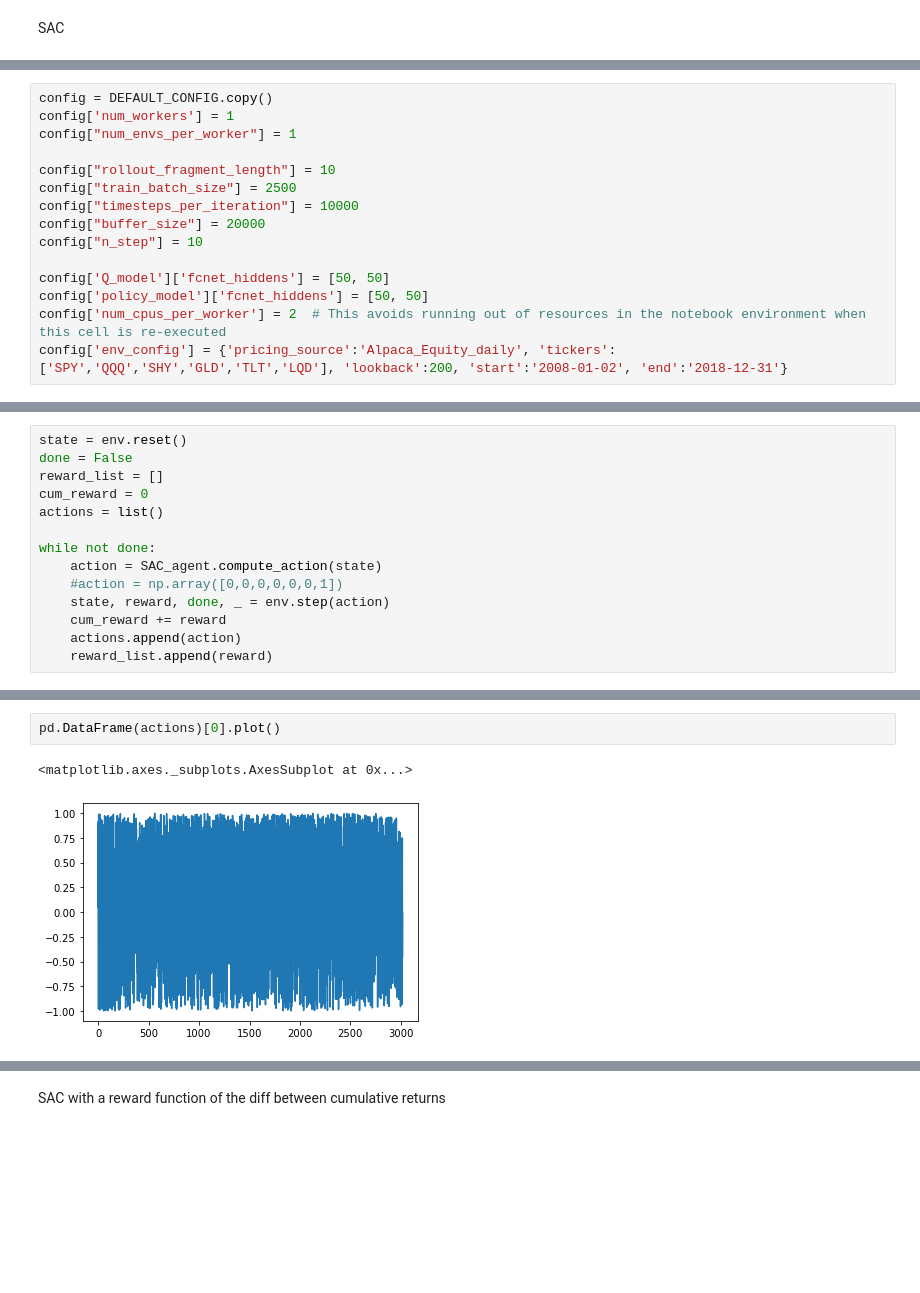
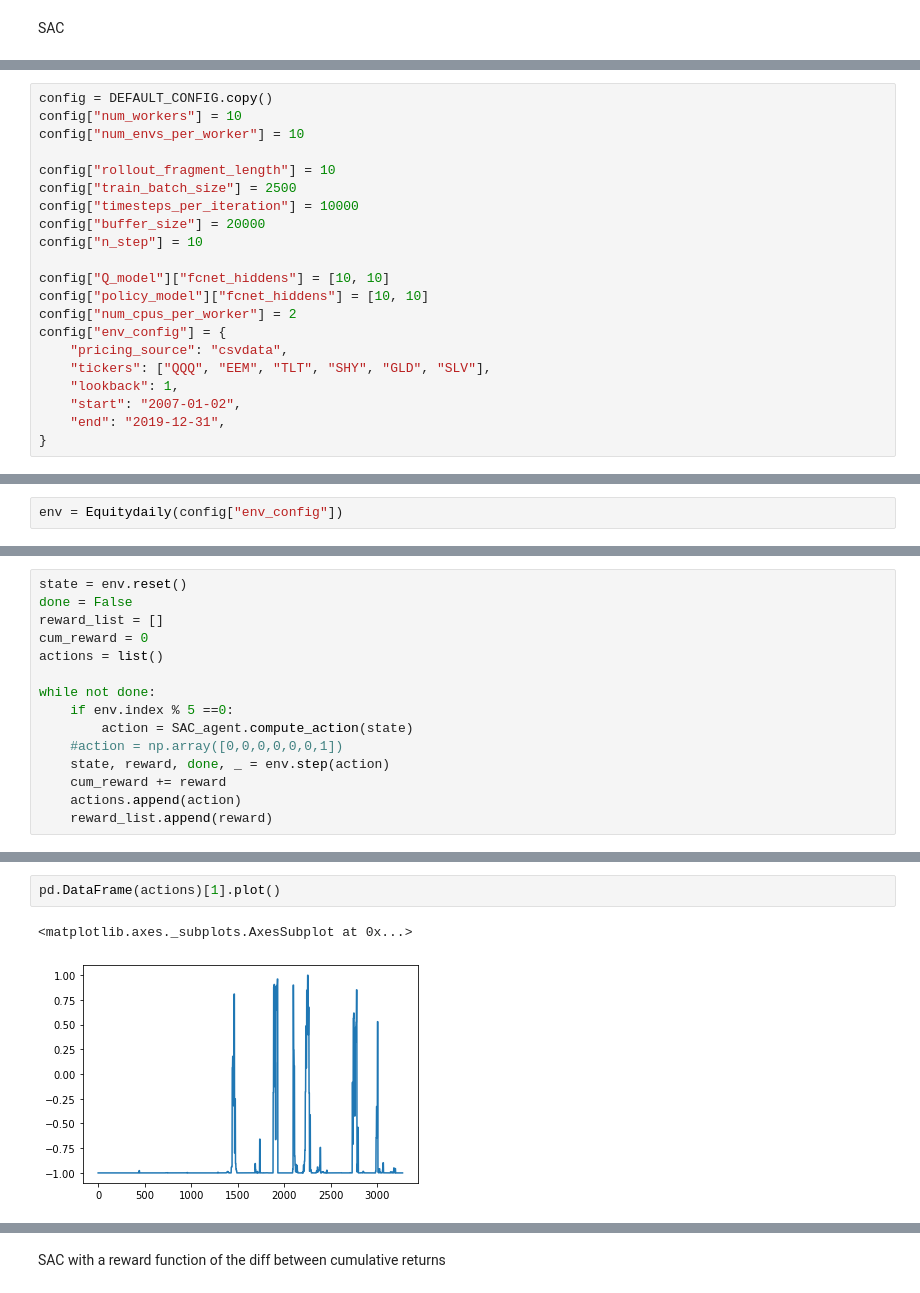
Before and after one commit to algotradingsoc/reinforcement_learning, a Jupyter notebook: Thomas/Validate RL models.ipynb, the cells around one changed output, grey strips where cells are left out. Saved outputs shown, nothing was run; the diff lists cells and outputs as text; blank space fills up the shorter version.

Commit message:
Update SAC agent

```diff
--- a/Thomas/Validate RL models.ipynb
+++ b/Thomas/Validate RL models.ipynb
@@ -234,7 +246,7 @@ from ray.tune.logger import pretty_print
 # %%
 config = DEFAULT_CONFIG.copy()
-config['num_workers'] = 1
-config["num_envs_per_worker"] = 1
+config["num_workers"] = 10
+config["num_envs_per_worker"] = 10
 
 config["rollout_fragment_length"] = 10
 config["train_batch_size"] = 2500
@@ -242,8 +254,14 @@ config["timesteps_per_iteration"] = 10000
 config["buffer_size"] = 20000
 config["n_step"] = 10
 
-config['Q_model']['fcnet_hiddens'] = [50, 50]
-config['policy_model']['fcnet_hiddens'] = [50, 50]
-config['num_cpus_per_worker'] = 2  # This avoids running out of resources in the notebook environment when this cell is re-executed
-config['env_config'] = {'pricing_source':'Alpaca_Equity_daily', 'tickers':['SPY','QQQ','SHY','GLD','TLT','LQD'], 'lookback':200, 'start':'2008-01-02', 'end':'2018-12-31'}
+config["Q_model"]["fcnet_hiddens"] = [10, 10]
+config["policy_model"]["fcnet_hiddens"] = [10, 10]
+config["num_cpus_per_worker"] = 2
+config["env_config"] = {
+    "pricing_source": "csvdata",
+    "tickers": ["QQQ", "EEM", "TLT", "SHY", "GLD", "SLV"],
+    "lookback": 1,
+    "start": "2007-01-02",
+    "end": "2019-12-31",
+}
 # %%
@@ -384 +428,3 @@ env = Equitydaily({'pricing_source':'Alpaca_Equity_daily', 'tickers':['SPY','QQQ
+# %%
+env = Equitydaily(config["env_config"])
 # %%
@@ -394,7 +440,8 @@ cum_reward = 0
 actions = list()
 
 while not done:
-    action = SAC_agent.compute_action(state)
+    if env.index % 5 ==0:
+        action = SAC_agent.compute_action(state)
     #action = np.array([0,0,0,0,0,0,1])
     state, reward, done, _ = env.step(action)
     cum_reward += reward
@@ -416,5 +460,5 @@ pd.Series(reward_list).cumsum().plot()
 # %%
-pd.DataFrame(actions)[0].plot()
+pd.DataFrame(actions)[1].plot()
 # %% [output]
 <matplotlib.axes._subplots.AxesSubplot at 0x...>
-[figure, old version]
+[figure, new version]
```
Also changed, not shown: parts of 11 cells of this notebook, 3 other files.
